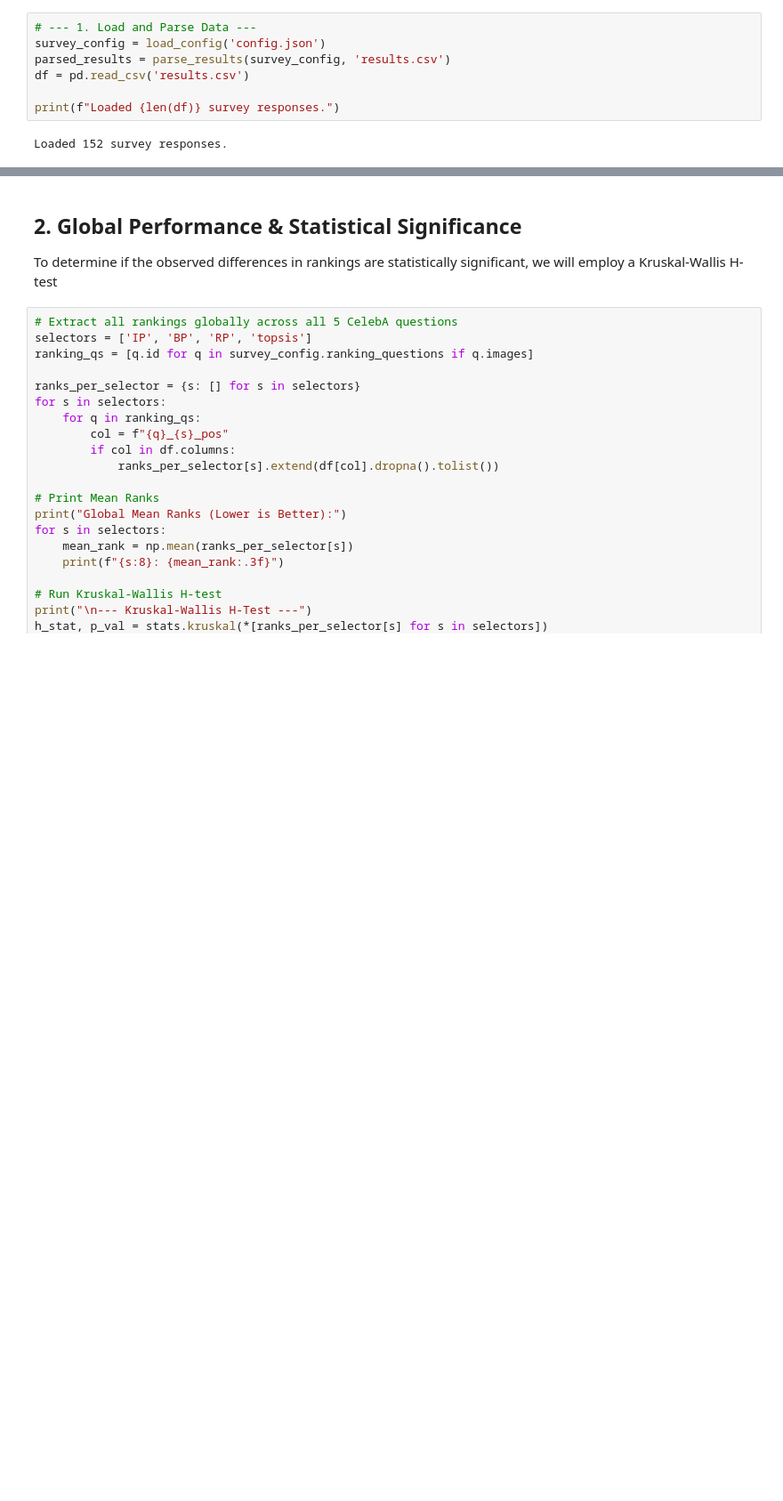
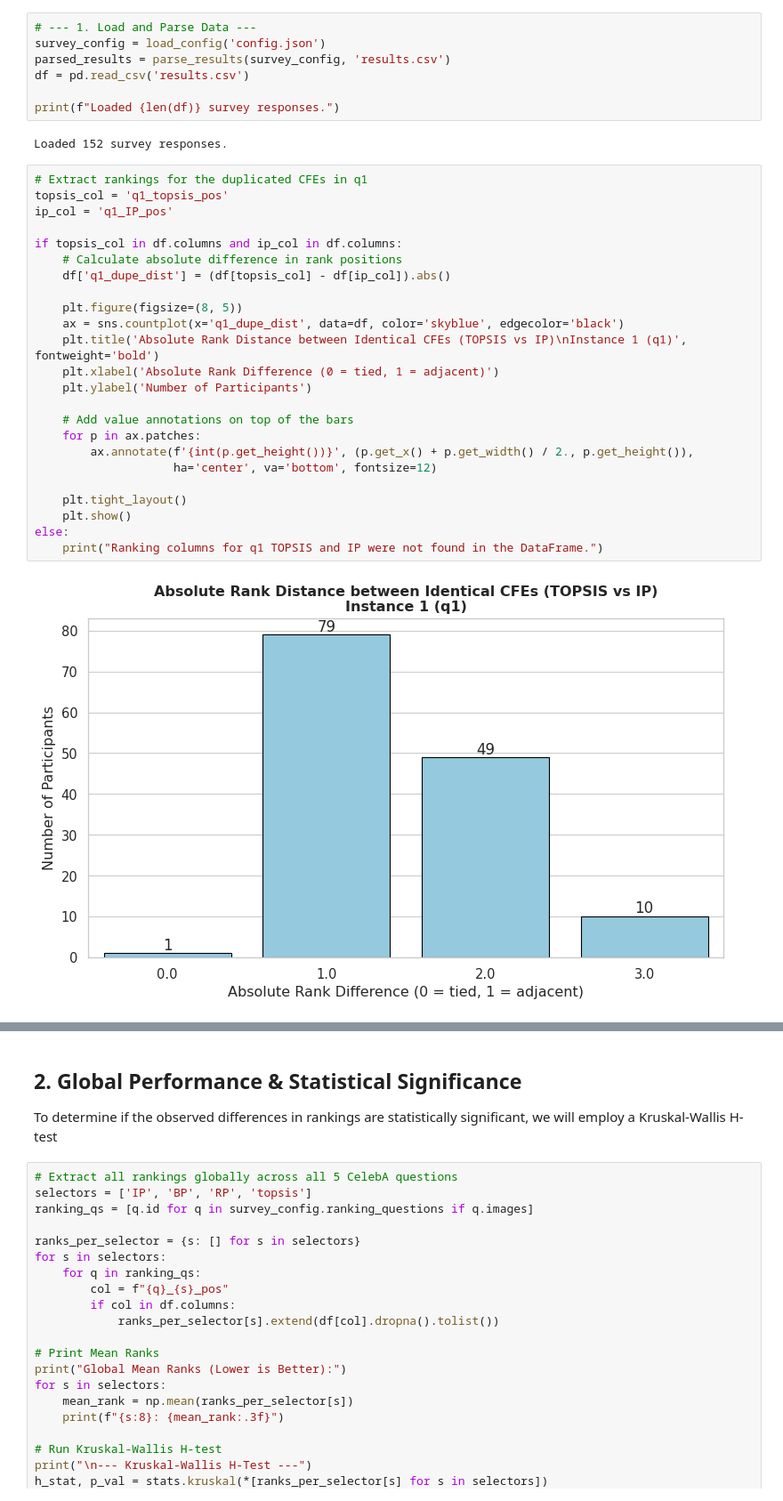
Before and after one commit to MBernart/counterfactuals, a Jupyter notebook: experiments/Human_Evaluation_of_CF/analysis.ipynb, the cells around one changed output, grey strips where cells are left out. Shown at 89% size. Cells and saved outputs as stored; diff of their text form; blank space fills up the shorter version.

```diff
--- a/experiments/Human_Evaluation_of_CF/analysis.ipynb
+++ b/experiments/Human_Evaluation_of_CF/analysis.ipynb
@@ -23,3 +23,29 @@ df = pd.read_csv('results.csv')
 print(f"Loaded {len(df)} survey responses.")
 # %% [output]
 Loaded 152 survey responses.
+# %%
+# Extract rankings for the duplicated CFEs in q1
+topsis_col = 'q1_topsis_pos'
+ip_col = 'q1_IP_pos'
+
+if topsis_col in df.columns and ip_col in df.columns:
+    # Calculate absolute difference in rank positions
+    df['q1_dupe_dist'] = (df[topsis_col] - df[ip_col]).abs()
+
+    plt.figure(figsize=(8, 5))
+    ax = sns.countplot(x='q1_dupe_dist', data=df, color='skyblue', edgecolor='black')
+    plt.title('Absolute Rank Distance between Identical CFEs (TOPSIS vs IP)\nInstance 1 (q1)', fontweight='bold')
+    plt.xlabel('Absolute Rank Difference (0 = tied, 1 = adjacent)')
+    plt.ylabel('Number of Participants')
+
+    # Add value annotations on top of the bars
+    for p in ax.patches:
+        ax.annotate(f'{int(p.get_height())}', (p.get_x() + p.get_width() / 2., p.get_height()),
+                    ha='center', va='bottom', fontsize=12)
+
+    plt.tight_layout()
+    plt.show()
+else:
+    print("Ranking columns for q1 TOPSIS and IP were not found in the DataFrame.")
+# %% [output]
+[figure, added]
```
Also changed, not shown: parts of 5 cells of this notebook.
